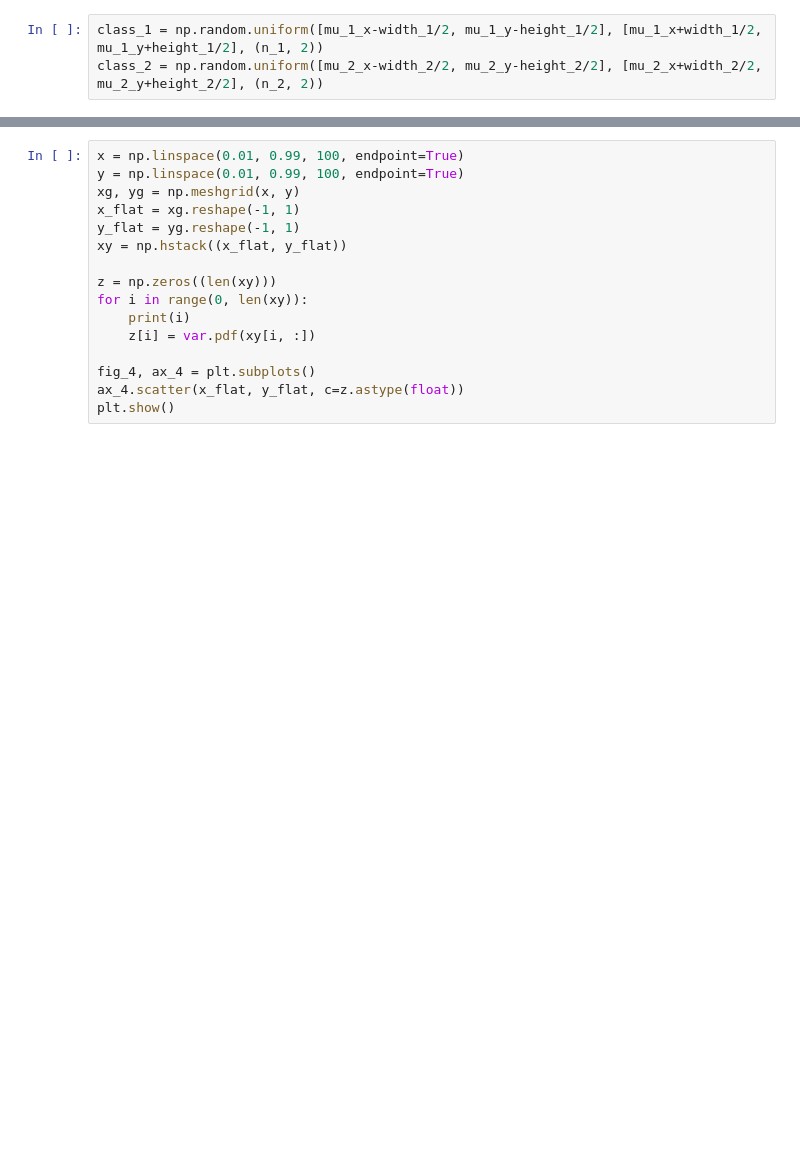
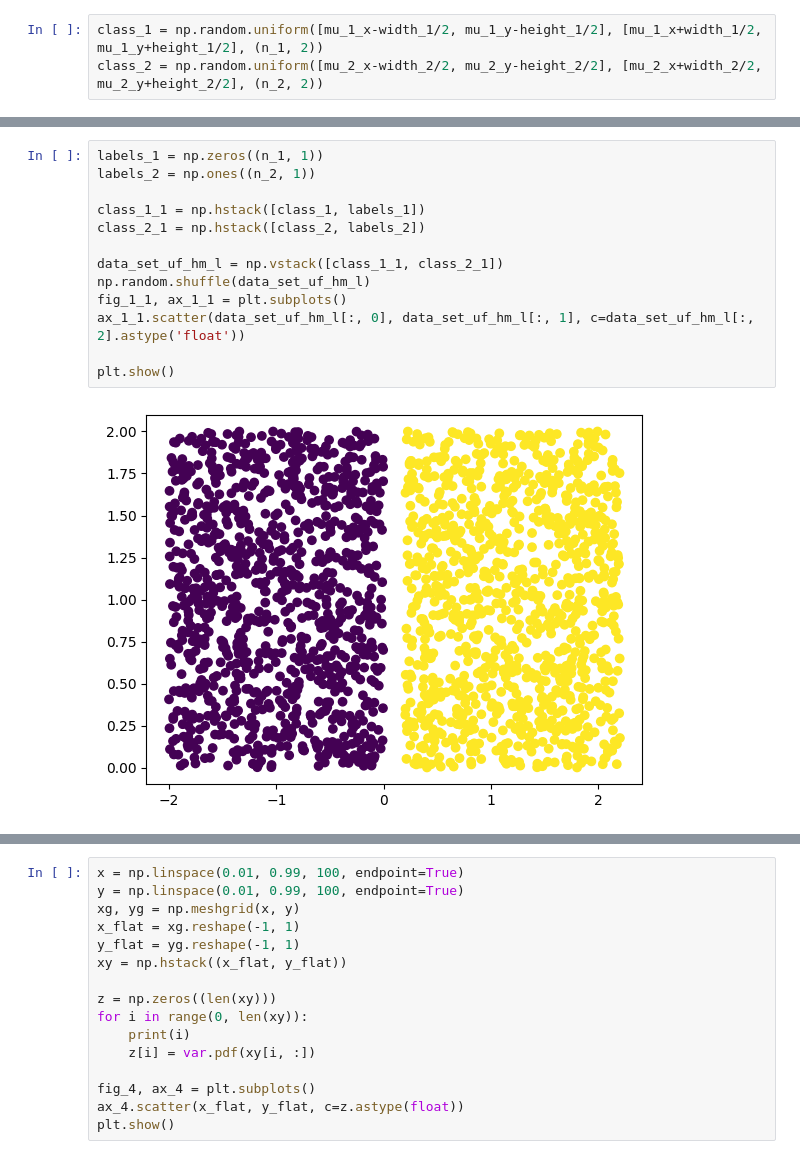
Before and after one commit to SvenNomm/XAI_tests, a Jupyter notebook: xai_data_1.ipynb, the cells around one changed output, grey strips where cells are left out. Drawn from its saved outputs; the diff is of its cells as text; blank space fills up the shorter version.

```diff
--- a/xai_data_1.ipynb
+++ b/xai_data_1.ipynb
@@ -43,0 +46,15 @@ plt.show()
+# %%
+labels_1 = np.zeros((n_1, 1))
+labels_2 = np.ones((n_2, 1))
+
+class_1_1 = np.hstack([class_1, labels_1])
+class_2_1 = np.hstack([class_2, labels_2])
+
+data_set_uf_hm_l = np.vstack([class_1_1, class_2_1])
+np.random.shuffle(data_set_uf_hm_l)
+fig_1_1, ax_1_1 = plt.subplots()
+ax_1_1.scatter(data_set_uf_hm_l[:, 0], data_set_uf_hm_l[:, 1], c=data_set_uf_hm_l[:, 2].astype('float'))
+
+plt.show()
+# %% [output]
+[figure, added]
```
Also changed, not shown: parts of 15 cells of this notebook.
